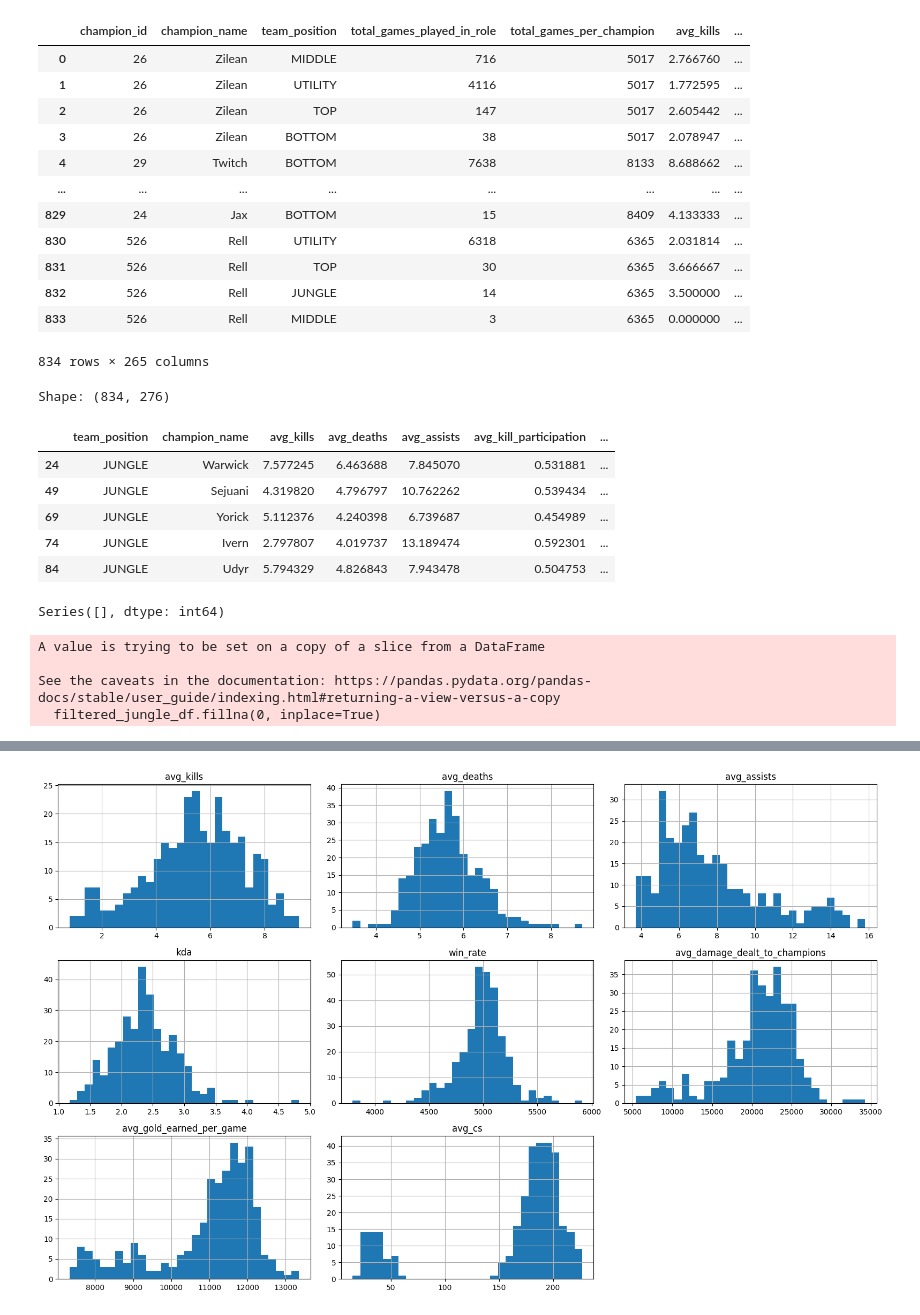
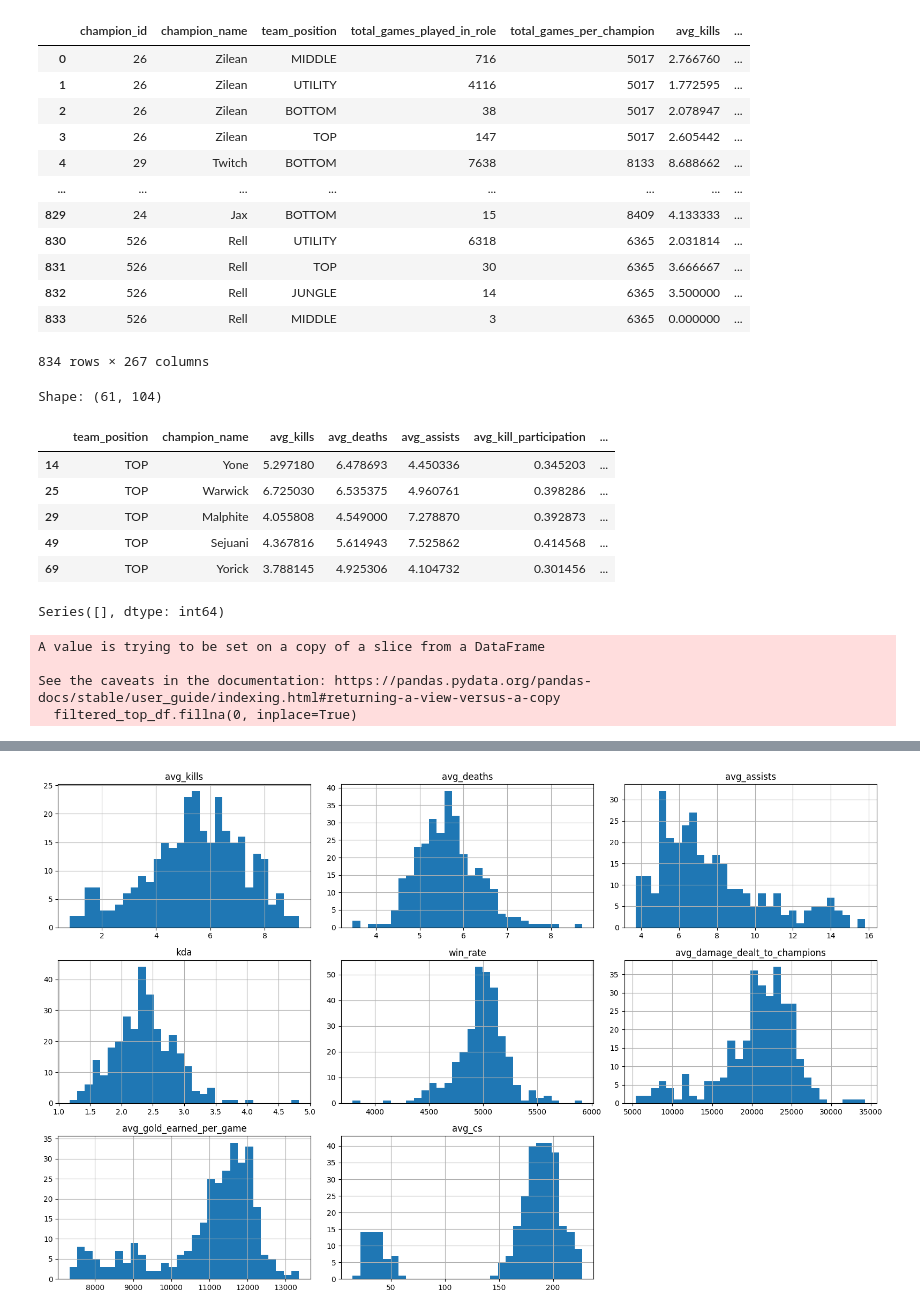
Before and after one commit to calebeurich/lol-helper, a Jupyter notebook: clustering/clustering_2.ipynb, the cells around one changed output, grey strips where cells are left out. Cells and saved outputs as stored; diff of their text form; code cells hidden in the pictures.

Commit message:
clustering updated

```diff
--- a/clustering/clustering_2.ipynb
+++ b/clustering/clustering_2.ipynb
@@ -8,6 +8,7 @@ import os, boto3, io
 BUCKET = os.getenv("BUCKET")
 PROCESSED_DATA_FOLDER = os.getenv("PROCESSED_DATA_FOLDER")
 PATCH = "patch_15_6/"
+CHAMPION_X_ROLE = "champion_x_role_sample.csv"
 # %%
 def get_processed_data_file(granularity: str) -> pd.DataFrame:
 
@@ -41,8 +42,8 @@ display(champion_x_role_df)
 |  | champion_id | champion_name | team_position | total_games_played_in_role | total_games_per_champion | avg_kills | ... |
 | 0 | 26 | Zilean | MIDDLE | 716 | 5017 | 2.766760 | ... |
 | 1 | 26 | Zilean | UTILITY | 4116 | 5017 | 1.772595 | ... |
-| 2 | 26 | Zilean | TOP | 147 | 5017 | 2.605442 | ... |
-| 3 | 26 | Zilean | BOTTOM | 38 | 5017 | 2.078947 | ... |
+| 2 | 26 | Zilean | BOTTOM | 38 | 5017 | 2.078947 | ... |
+| 3 | 26 | Zilean | TOP | 147 | 5017 | 2.605442 | ... |
 | 4 | 29 | Twitch | BOTTOM | 7638 | 8133 | 8.688662 | ... |
 | ... | ... | ... | ... | ... | ... | ... | ... |
 | 829 | 24 | Jax | BOTTOM | 15 | 8409 | 4.133333 | ... |
@@ -50,7 +51,7 @@ display(champion_x_role_df)
 | 831 | 526 | Rell | TOP | 30 | 6365 | 3.666667 | ... |
 | 832 | 526 | Rell | JUNGLE | 14 | 6365 | 3.500000 | ... |
 | 833 | 526 | Rell | MIDDLE | 3 | 6365 | 0.000000 | ... |
-834 rows × 265 columns
+834 rows × 267 columns
 # %%
 df = champion_x_role_df
 # Creating features
@@ -644,25 +415,56 @@ low_value_features = [
 # %%
 # Quick EDA on aggregated_stats.csv
 import pandas as pd
 import numpy as np
 import matplotlib.pyplot as plt
 import seaborn as sns
 
 jungle_columns = labels + raw_clustering_features + derived_clustering_features
 jungle_columns = [feature for feature in jungle_columns if feature not in laners_specific_features]
+
+top_columns = labels + raw_clustering_features + derived_clustering_features
+top_columns = [feature for feature in top_columns if feature not in jungle_specific_features]
+
+mid_columns = labels + raw_clustering_features + derived_clustering_features
+mid_columns = [feature for feature in mid_columns if feature not in jungle_specific_features]
+
+bot_columns = labels + raw_clustering_features + derived_clustering_features
+bot_columns = [feature for feature in bot_columns if feature not in jungle_specific_features]
+
+supp_columns = labels + raw_clustering_features + derived_clustering_features
+supp_columns = [feature for feature in supp_columns if feature not in jungle_specific_features]
+
 # Filter the data
 intermediate_jungle_df = df[jungle_columns]
+intermediate_top_df = df[top_columns]
+intermediate_mid_df = df[mid_columns]
+intermediate_bot_df = df[bot_columns]
+intermediate_supp_df = df[supp_columns]
+
 intermediate_jungle_df = intermediate_jungle_df[intermediate_jungle_df["team_position"] == "JUNGLE"]
-filtered_jungle_df = intermediate_jungle_df[df["role_popularity_for_champion"] > 0.10]
-print(f'Shape: {df.shape}')
-filtered_jungle_df.head()
+filtered_jungle_df = intermediate_jungle_df[intermediate_jungle_df["role_popularity_for_champion"] > 0.10]
+
+intermediate_top_df = intermediate_top_df[intermediate_top_df["team_position"] == "TOP"]
+filtered_top_df = intermediate_top_df[intermediate_top_df["role_popularity_for_champion"] > 0.10]
+
+intermediate_mid_df = intermediate_mid_df[intermediate_mid_df["team_position"] == "MID"]
+filtered_mid_df = intermediate_mid_df[intermediate_mid_df["role_popularity_for_champion"] > 0.10]
+
+intermediate_bot_df = intermediate_bot_df[intermediate_bot_df["team_position"] == "BOTTOM"]
+filtered_mid_df = intermediate_mid_df[intermediate_mid_df["role_popularity_for_champion"] > 0.10]
+
+intermediate_supp_df = intermediate_supp_df[intermediate_supp_df["team_position"] == "UTILITY"]
+filtered_supp_df = intermediate_supp_df[intermediate_supp_df["role_popularity_for_champion"] > 0.10]
+
+print(f'Shape: {filtered_top_df.shape}')
+filtered_top_df.head()
 # %% [output]
-Shape: (834, 276)
+Shape: (61, 104)
 |  | team_position | champion_name | avg_kills | avg_deaths | avg_assists | avg_kill_participation | ... |
-| 24 | JUNGLE | Warwick | 7.577245 | 6.463688 | 7.845070 | 0.531881 | ... |
-| 49 | JUNGLE | Sejuani | 4.319820 | 4.796797 | 10.762262 | 0.539434 | ... |
-| 69 | JUNGLE | Yorick | 5.112376 | 4.240398 | 6.739687 | 0.454989 | ... |
-| 74 | JUNGLE | Ivern | 2.797807 | 4.019737 | 13.189474 | 0.592301 | ... |
-| 84 | JUNGLE | Udyr | 5.794329 | 4.826843 | 7.943478 | 0.504753 | ... |
+| 14 | TOP | Yone | 5.297180 | 6.478693 | 4.450336 | 0.345203 | ... |
+| 25 | TOP | Warwick | 6.725030 | 6.535375 | 4.960761 | 0.398286 | ... |
+| 29 | TOP | Malphite | 4.055808 | 4.549000 | 7.278870 | 0.392873 | ... |
+| 49 | TOP | Sejuani | 4.367816 | 5.614943 | 7.525862 | 0.414568 | ... |
+| 69 | TOP | Yorick | 3.788145 | 4.925306 | 4.104732 | 0.301456 | ... |
 # %%
 # Check for missing values
@@ -671,12 +473,12 @@ missing[missing > 0].sort_values(ascending=False)
 # %% [output]
 Series([], dtype: int64)
 # %%
-filtered_jungle_df.fillna(0, inplace=True)
+filtered_top_df.fillna(0, inplace=True)
 # %% [output]
 A value is trying to be set on a copy of a slice from a DataFrame
 
 See the caveats in the documentation: https://pandas.pydata.org/pandas-docs/stable/user_guide/indexing.html#returning-a-view-versus-a-copy
-  filtered_jungle_df.fillna(0, inplace=True)
+  filtered_top_df.fillna(0, inplace=True)
 # %%
 # Summary statistics for numeric columns
 filtered_jungle_df.describe().T
```
Also changed, not shown: parts of 7 cells of this notebook, 1 other file.
